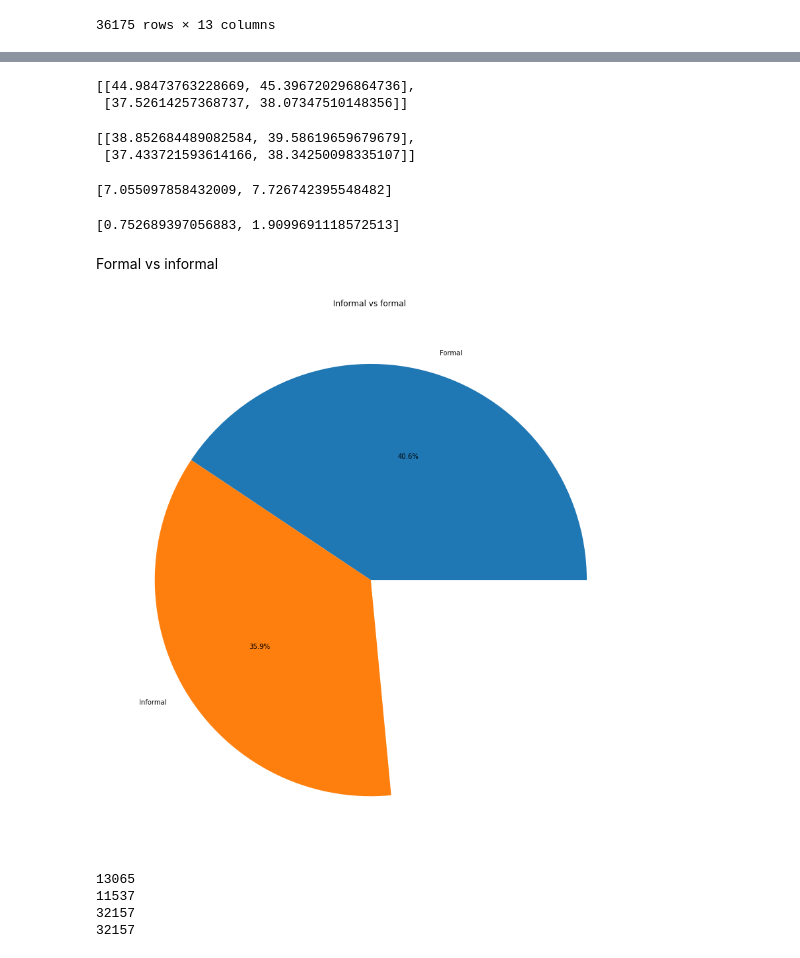
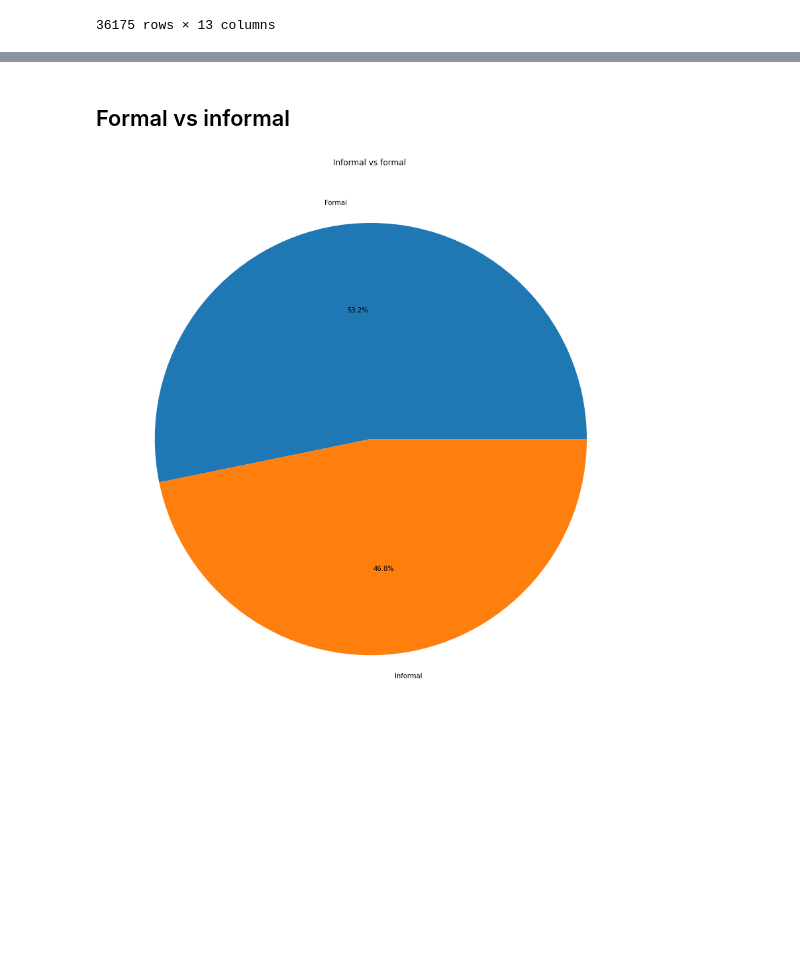
Before and after one commit to mTrujillf/inferencia, a Jupyter notebook: inferencia3.ipynb, the cells around one changed output, grey strips where cells are left out. Drawn from its saved outputs; the diff is of its cells as text; code cells hidden in the pictures; blank space fills up the shorter version.

```diff
--- a/inferencia3.ipynb
+++ b/inferencia3.ipynb
@@ -14,7 +14,8 @@ df_nuevo['P5_3_1'] = df_nuevo['P5_3_1'].replace({np.nan: '0'})
 df_nuevo['P5_3_2'] = df_nuevo['P5_3_2'].replace({np.nan: '0'})
 df_nuevo['P5_3_3'] = df_nuevo['P5_3_3'].replace({np.nan: '0'})
 df_nuevo['P5_3_4'] = df_nuevo['P5_3_4'].replace({np.nan: '0'})
-df_nuevo['P5_7'] = df_nuevo['P5_7'].replace({np.nan: '-1'})
+df_nuevo['P5_7'] = df_nuevo['P5_7'].replace({np.nan: '0'})
+df_nuevo['P5_7'] = df_nuevo['P5_7'].replace({'99999': '0'})
 df_nuevo['P5_7A'] = df_nuevo['P5_7A'].replace({np.nan: '-1'})
 df_nuevo['P5_3_1'] = df_nuevo['P5_3_1'].astype(int)
 df_nuevo['P5_3_2'] = df_nuevo['P5_3_2'].astype(int)
@@ -96,8 +97,8 @@ def agregaColFrecPago(df):
 x = agregaColFrecPago(df_nuevo['P5_7A'])
 df_nuevo['semanal'] = ((x * df_nuevo['P5_7'])/48)
 df_nuevo['ganancia_hora'] = df_nuevo['semanal']/df_nuevo['tot_horas']
-df_nuevo = df_nuevo.loc[df_nuevo['ganancia_hora'] <= 150]
-df_nuevo = df_nuevo.loc[df_nuevo['tot_horas'] <= 70]
+df_limitado = df_nuevo.loc[df_nuevo['ganancia_hora'] <= 500]
+df_limitado = df_limitado.loc[df_limitado['tot_horas'] <= 90]
 # %%
 def grupos(df,minimo,maximo,num_grupos):
     minimo = minimo - 1
@@ -181,0 +266,14 @@ def pruebaDeHipotesisInferior(h0,df,alfa)
+# %%
+minimo = min(df_limitado['tot_horas'])
+maximo = max(df_limitado['tot_horas'])
+num_grupo = 15
+df_limitado['grupo_horas'] = grupos(df_limitado['tot_horas'],minimo,maximo,num_grupo)
+print('grupos de horas')
+imprimeGrupo(minimo,maximo,num_grupo)
+print('-------------------------------------------------------------------')
+minimo = min(df_limitado['ganancia_hora'])
+maximo = max(df_limitado['ganancia_hora'])
+num_grupo = 40
+df_limitado['grupo_ganancia_hora'] = grupos(df_limitado['ganancia_hora'],minimo,maximo,num_grupo)
+print('grupos de ganacia por hora')
+imprimeGrupo(minimo,maximo,num_grupo)
@@ -227,0 +325,3 @@ grupo 19: (142.45260416666667,150.0]
+# %%
+df_formal = df_limitado.loc[df_limitado['P5_6_6'] == 1]
+df_informal = df_limitado.loc[df_limitado['P5_6_6'] == 2]
@@ -457,52 +502,18 @@ arr_inter_pago_hora = arrInterConfianza(intervaloDeConfVarDesc,arr_pago_hora,alf
-# %%
-arr_inter_horas
-# %% [output]
-[[44.98473763228669, 45.396720296864736],
- [37.52614257368737, 38.07347510148356]]
-# %%
-arr_inter_pago_hora
-# %% [output]
-[[38.852684489082584, 39.58619659679679],
- [37.433721593614166, 38.34250098335107]]
-# %%
-x = [df_hombres['tot_horas'],df_mujeres['tot_horas']]
-dif_media_horas = intervaloDeConfDifMedias(x,alfa)
-dif_media_horas
-# %% [output]
-[7.055097858432009, 7.726742395548482]
-# %%
-x = [df_hombres['ganancia_hora'],df_mujeres['ganancia_hora']]
-dif_media_ganancia = intervaloDeConfDifMedias(x,alfa)
-dif_media_ganancia
-# %% [output]
-[0.752689397056883, 1.9099691118572513]
 # %% [markdown]
-Formal vs informal
+## Formal vs informal
 # %%
-df_formal = df_nuevo.loc[df_nuevo['P5_6_6'] == 1]
-df_informal = df_nuevo.loc[df_nuevo['P5_6_6'] == 2]
-
 tot_formal = len(df_formal)
 tot_informal = len(df_informal)
-arr_pie = [tot_formal/tot_muestra,tot_informal/tot_muestra]
+tot_formal_informal = tot_formal + tot_informal
+arr_pie = [tot_formal/tot_formal_informal,tot_informal/tot_formal_informal]
 mylabels = ['Formal','Informal']
 
 plt.figure(figsize=(15,15))
 plt.title("Informal vs formal ")
 plt.pie(arr_pie,labels = mylabels, autopct='%1.1f%%')
 plt.show()
 # %% [output]
-[figure, old version]
+[figure, new version]
-# %%
-print(tot_formal)
-print(tot_informal)
-print(tot_muestra)
-print(len(df_nuevo))
-# %% [output]
-13065
-11537
-32157
-32157
 # %%
 y = df_formal['grupo_horas'].value_counts()
 x = y.keys()
```
Also changed, not shown: parts of 75 cells of this notebook.
